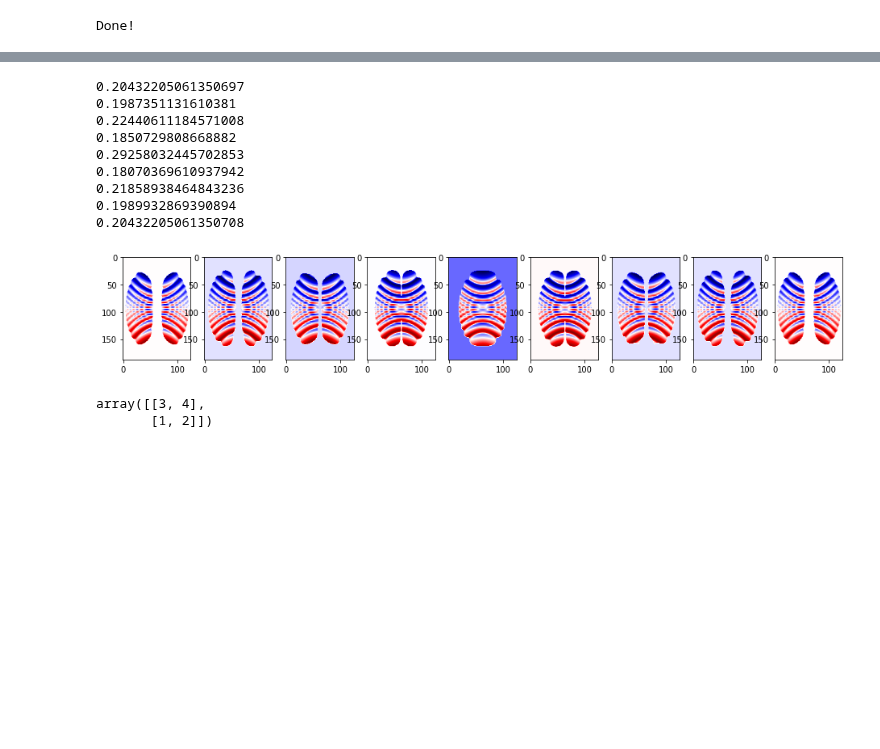
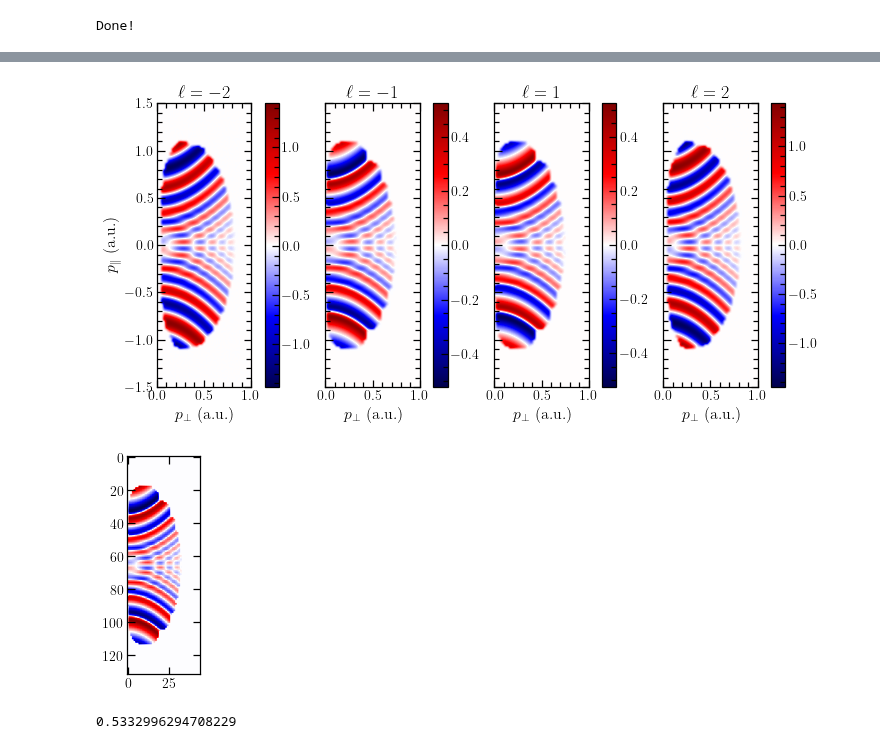
Before and after one commit to EmilHansen1/SFA_OAM_Linear, a Jupyter notebook: H2O2.ipynb, the cells around one changed output, grey strips where cells are left out. Drawn from its saved outputs; the diff is of its cells as text; code cells hidden in the pictures; blank space fills up the shorter version.

```diff
--- a/H2O2.ipynb
+++ b/H2O2.ipynb
@@ -174,33 +220,45 @@ plt.show()
+# %%
+num = len(OAM_lst)
+threshold = 0.125e-2
+fig, axs = plt.subplots(1, num, facecolor='white', figsize=(10, 8), constrained_layout=True, sharey='all', sharex='all')
+count = 0
+for ax, Ml1, Ml2, l in zip(axs, OAM_grd_tot[0], OAM_grd_tot[1], OAM_lst):
+    Ml1 = np.abs(Ml1)**2
+    Ml2 = np.abs(Ml2)**2
+    #Ml2 = np.flip(Ml2, 0)
+    PEVD = 2*((Ml1 - Ml2)/(Ml1 + Ml2))
+    PEVD = np.nan_to_num(PEVD, nan=0)
+    filter_list1 = Ml1 > np.max(Ml1 * threshold)
+    filter_list2 = Ml2 > np.max(Ml2 * threshold)
+    combined_filter = np.logical_or(filter_list1, filter_list2)
+    PEVD[np.logical_not(combined_filter)] = 0
+    im = ax.imshow(PEVD, cmap='seismic', norm=MidpointNormalize(np.min(PEVD), np.max(PEVD)),
+                   extent=(0, 1, -1.5, 1.5), interpolation='bicubic')
+    cbar = plt.colorbar(im, ax=ax)
+    cbar.minorticks_on()
+    ax.set_xlabel(r'$p_\perp$ (a.u.)')
+    ax.minorticks_on()
+    if count == 0:
+        ax.set_ylabel(r'$p_\parallel$ (a.u.)')
+    ax.set_title(f'$\ell={OAM_lst[count]}$')
+    count += 1
+plt.show()
+# %% [output]
+[figure, added]
 # %%
-num = len(OAM_lst)
-fig, axs = plt.subplots(1, num, facecolor='white', figsize=(16, 16))
-for ax, Ml1, Ml2, l in zip(axs, OAM_grd_tot[0], OAM_grd_tot[1], OAM_lst):
-    Ml1 = np.abs(Ml1)**2
-    Ml2 = np.abs(Ml2)**2
-    Ml2 = np.flip(Ml2, 0)
-    PEVD = 2*((Ml1 - Ml2)/(Ml1 + Ml2))
-    PEVD = np.nan_to_num(PEVD, nan=0)
-    filter_list1 = Ml1 > np.max(Ml1*1e-3)
-    filter_list2 = Ml2 > np.max(Ml2*1e-3)
-    combined_filter = np.logical_or(filter_list1, filter_list2)
-    PEVD[np.logical_not(combined_filter)] = 0
-    ax.imshow(PEVD, cmap='seismic')#, norm=MidpointNormalize(-2, 2), extent=(-1, 1, -1.5, 1.5))
-    print(np.max(PEVD))
+plt.figure(facecolor='white')
+Ml1 = np.abs(OAM_grd_tot[0][1])**2
+Ml2 = np.abs(OAM_grd_tot[0][2])**2
+#Ml2 = np.flip(Ml2, 0)
+PEVD = 2*((Ml1 - Ml2)/(Ml1 + Ml2))
+PEVD = np.nan_to_num(PEVD, nan=0)
+filter_list1 = Ml1 > np.max(Ml1 * threshold)
+filter_list2 = Ml2 > np.max(Ml2 * threshold)
+combined_filter = np.logical_or(filter_list1, filter_list2)
+PEVD[np.logical_not(combined_filter)] = 0
+plt.imshow(PEVD, cmap='seismic')#, norm=MidpointNormalize(-2, 2), extent=(-1, 1, -1.5, 1.5))
 plt.show()
+print(np.max(PEVD))
 # %% [output]
+[figure, new version]
-0.20432205061350697
-0.1987351131610381
-0.22440611184571008
-0.1850729808668882
-0.29258032445702853
-0.18070369610937942
-0.21858938464843236
-0.1989932869390894
-0.20432205061350708
+0.5332996294708229
-[figure, old version]
-# %%
-A = np.array([[1, 2], [3, 4]])
-np.flip(A, 0)
-# %% [output]
-array([[3, 4],
-       [1, 2]])
```
Also changed, not shown: parts of 13 cells of this notebook, 2 other files.
